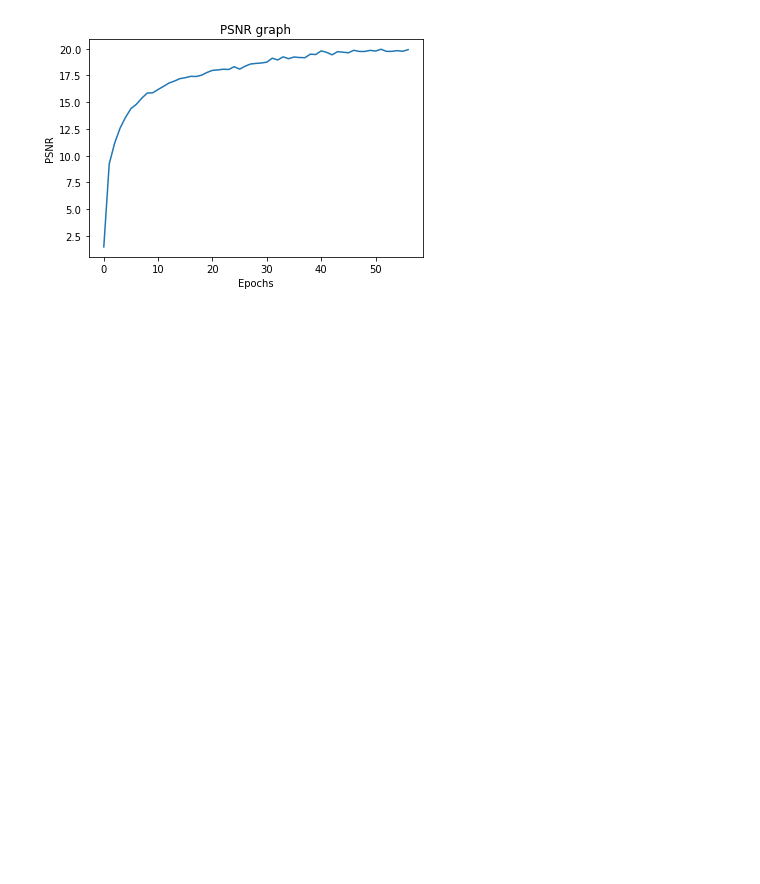
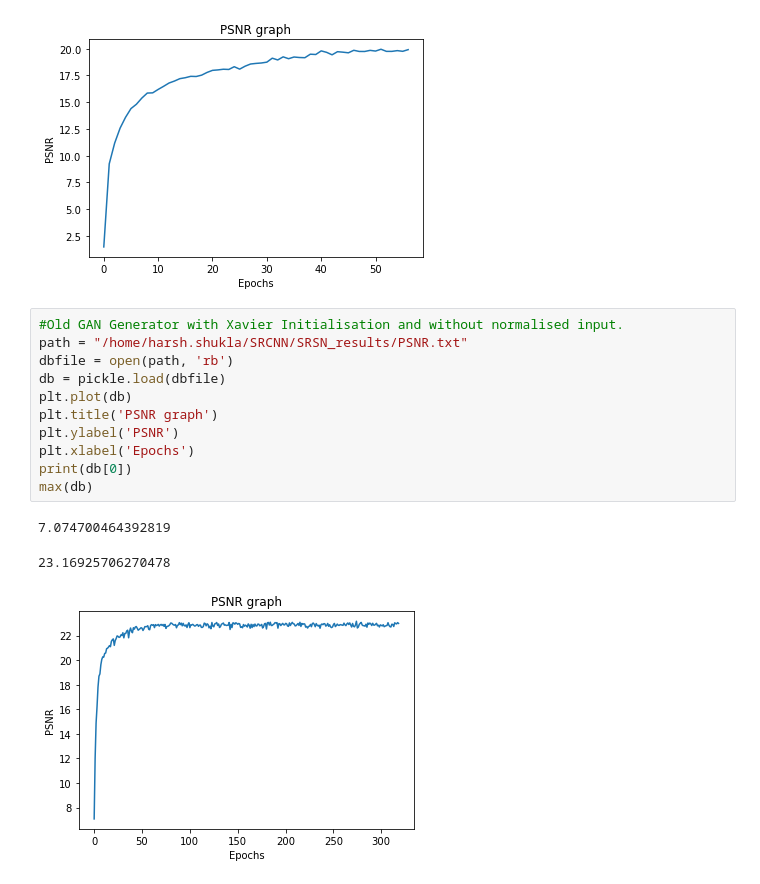
Before and after one commit to Shrsh/Super_Resolution_Networks, a Jupyter notebook: Graphs.ipynb, the cells around one changed output. Cells and saved outputs as stored; diff of their text form; blank space fills up the shorter version.

```diff
--- a/Graphs.ipynb
+++ b/Graphs.ipynb
@@ -227,3 +227,18 @@ max(db)
 1.480297190916691
 19.946220070762106
 [figure]
+# %%
+#Old GAN Generator with Xavier Initialisation and without normalised input.
+path = "/home/harsh.shukla/SRCNN/SRSN_results/PSNR.txt"
+dbfile = open(path, 'rb')
+db = pickle.load(dbfile)
+plt.plot(db)
+plt.title('PSNR graph')
+plt.ylabel('PSNR')
+plt.xlabel('Epochs')
+print(db[0])
+max(db)
+# %% [output]
+7.074700464392819
+23.16925706270478
+[figure, added]
```
Also changed, not shown: parts of 6 cells of this notebook, 8 other files.
